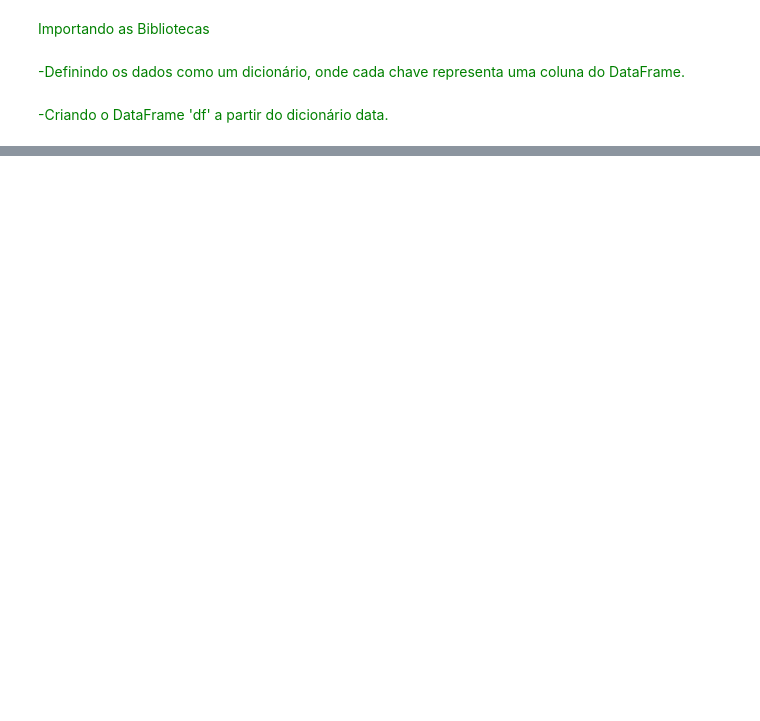
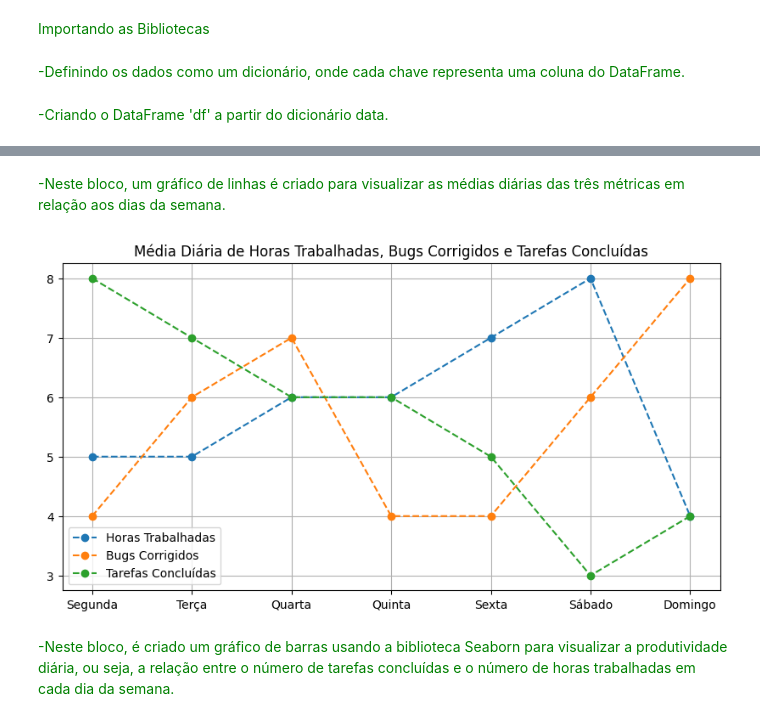
Before and after one commit to WedsonTavares/Projeto_Individual_M4, a Jupyter notebook: Projeto_Individual.ipynb, the cells around one changed output, grey strips where cells are left out. Drawn from its saved outputs; the diff is of its cells as text; code cells hidden in the pictures; blank space fills up the shorter version.

```diff
--- a/Projeto_Individual.ipynb
+++ b/Projeto_Individual.ipynb
@@ -53,3 +61,24 @@ media_tarefas_concluidas_diarias = df['Tarefas Concluídas'].mean()
 
 # Cálculo da produtividade diária (Tarefas Concluídas por Hora)
 df['Produtividade Diária'] = df['Tarefas Concluídas'] / df['Horas Trabalhadas']
+# %% [markdown]
+<font color = green> -Neste bloco, um gráfico de linhas é criado para visualizar as médias diárias das três métricas em relação aos dias da semana.
+# %%
+# Cálculo das médias diárias
+media_horas_trabalhadas_diarias = df['Horas Trabalhadas'].mean()
+media_bugs_corrigidos_diarios = df['Bugs Corrigidos'].mean()
+media_tarefas_concluidas_diarias = df['Tarefas Concluídas'].mean()
+
+# Plotando gráfico de linhas separadas para cada dado.
+plt.figure(figsize=(10, 5))
+plt.plot(df['Dia'], df['Horas Trabalhadas'], linestyle='--', marker='o', label='Horas Trabalhadas')
+plt.plot(df['Dia'], df['Bugs Corrigidos'], linestyle='--', marker='o', label='Bugs Corrigidos')
+plt.plot(df['Dia'], df['Tarefas Concluídas'], linestyle='--', marker='o', label='Tarefas Concluídas')
+plt.title('Média Diária de Horas Trabalhadas, Bugs Corrigidos e Tarefas Concluídas')
+plt.legend()
+plt.grid(True)
+plt.show()
+# %% [output]
+[figure, added]
+# %% [markdown]
+<font color = green> -Neste bloco, é criado um gráfico de barras usando a biblioteca Seaborn para visualizar a produtividade diária, ou seja, a relação entre o número de tarefas concluídas e o número de horas trabalhadas em cada dia da semana.
```
Also changed, not shown: parts of 11 cells of this notebook.
